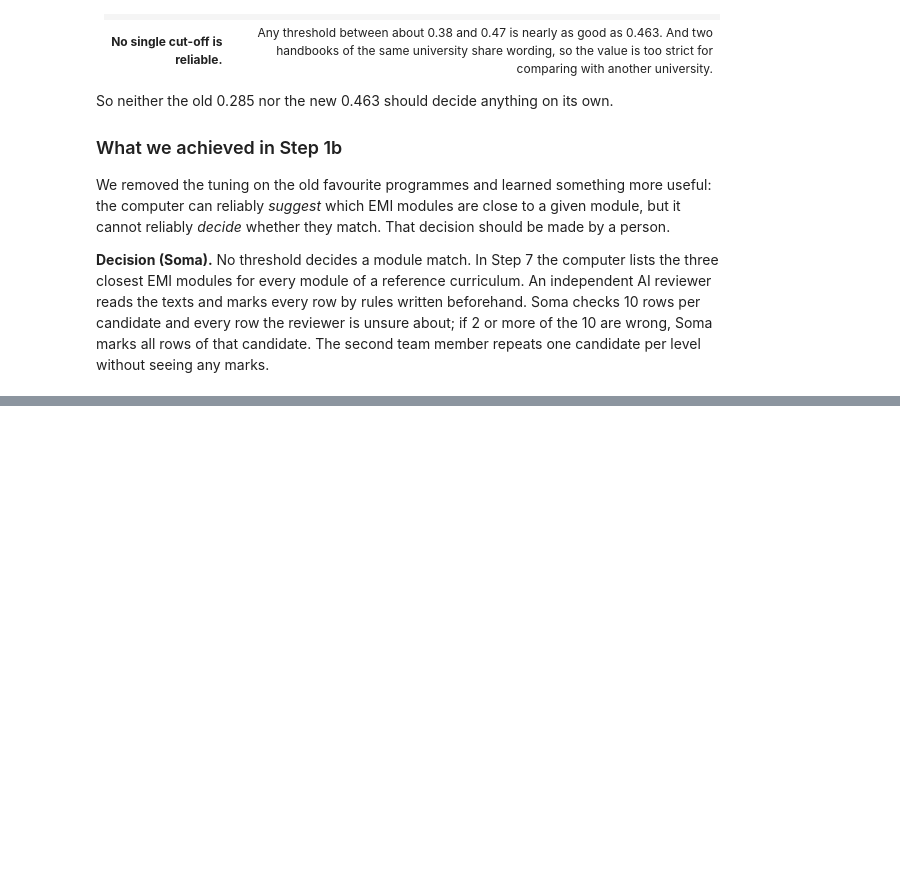
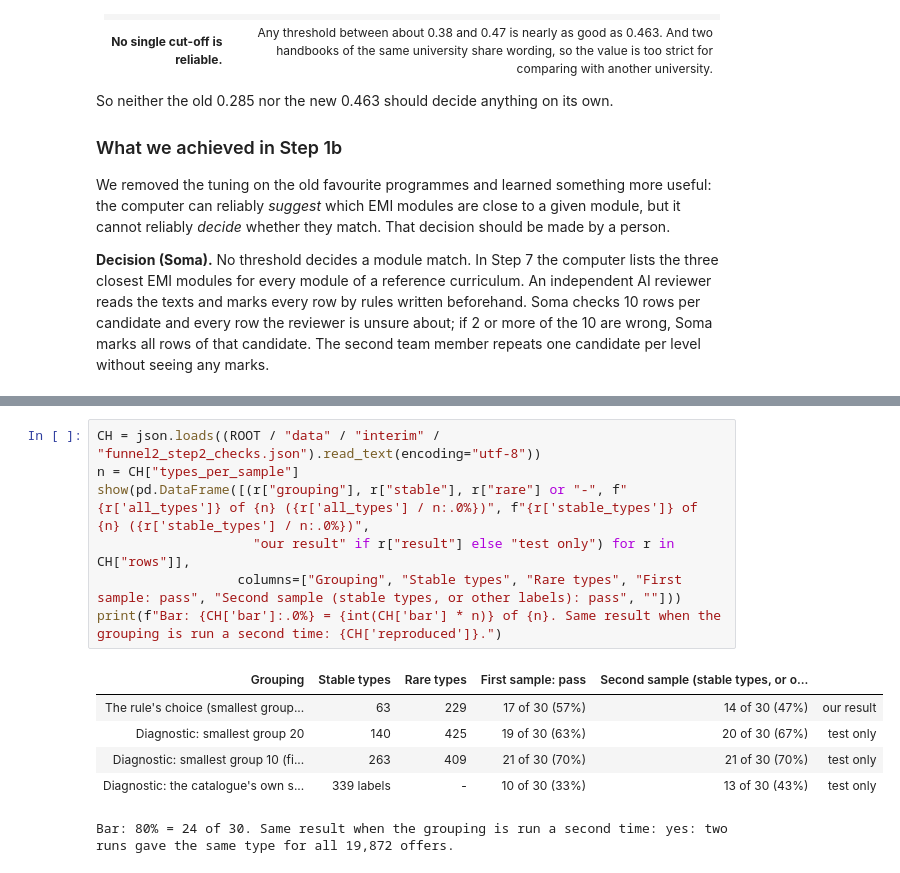
Before and after one commit to SomanthaManuranga/study-program-intelligence, a Jupyter notebook: notebooks/funnel_progress.ipynb, the cells around one changed output, grey strips where cells are left out. Drawn from its saved outputs; the diff is of its cells as text; blank space fills up the shorter version.

Commit message:
Funnel step 2: wording corrected after the claim check (notes, project guide, notebook)

```diff
--- a/notebooks/funnel_progress.ipynb
+++ b/notebooks/funnel_progress.ipynb
@@ -500,0 +469,14 @@ Step 3 (screen and competition) starts only when a list of types is accepted.
+# %%
+CH = json.loads((ROOT / "data" / "interim" / "funnel2_step2_checks.json").read_text(encoding="utf-8"))
+n = CH["types_per_sample"]
+show(pd.DataFrame([(r["grouping"], r["stable"], r["rare"] or "-", f"{r['all_types']} of {n} ({r['all_types'] / n:.0%})", f"{r['stable_types']} of {n} ({r['stable_types'] / n:.0%})",
+                    "our result" if r["result"] else "test only") for r in CH["rows"]],
+                  columns=["Grouping", "Stable types", "Rare types", "First sample: pass", "Second sample (stable types, or other labels): pass", ""]))
+print(f"Bar: {CH['bar']:.0%} = {int(CH['bar'] * n)} of {n}. Same result when the grouping is run a second time: {CH['reproduced']}.")
+# %% [output]
+| Grouping | Stable types | Rare types | First sample: pass | Second sample (stable types, or o... |  |
+| The rule's choice (smallest group... | 63 | 229 | 17 of 30 (57%) | 14 of 30 (47%) | our result |
+| Diagnostic: smallest group 20 | 140 | 425 | 19 of 30 (63%) | 20 of 30 (67%) | test only |
+| Diagnostic: smallest group 10 (fi... | 263 | 409 | 21 of 30 (70%) | 21 of 30 (70%) | test only |
+| Diagnostic: the catalogue's own s... | 339 labels | - | 10 of 30 (33%) | 13 of 30 (43%) | test only |
+Bar: 80% = 24 of 30. Same result when the grouping is run a second time: yes: two runs gave the same type for all 19,872 offers.
```
Also changed, not shown: parts of 15 cells of this notebook, 2 other files.
